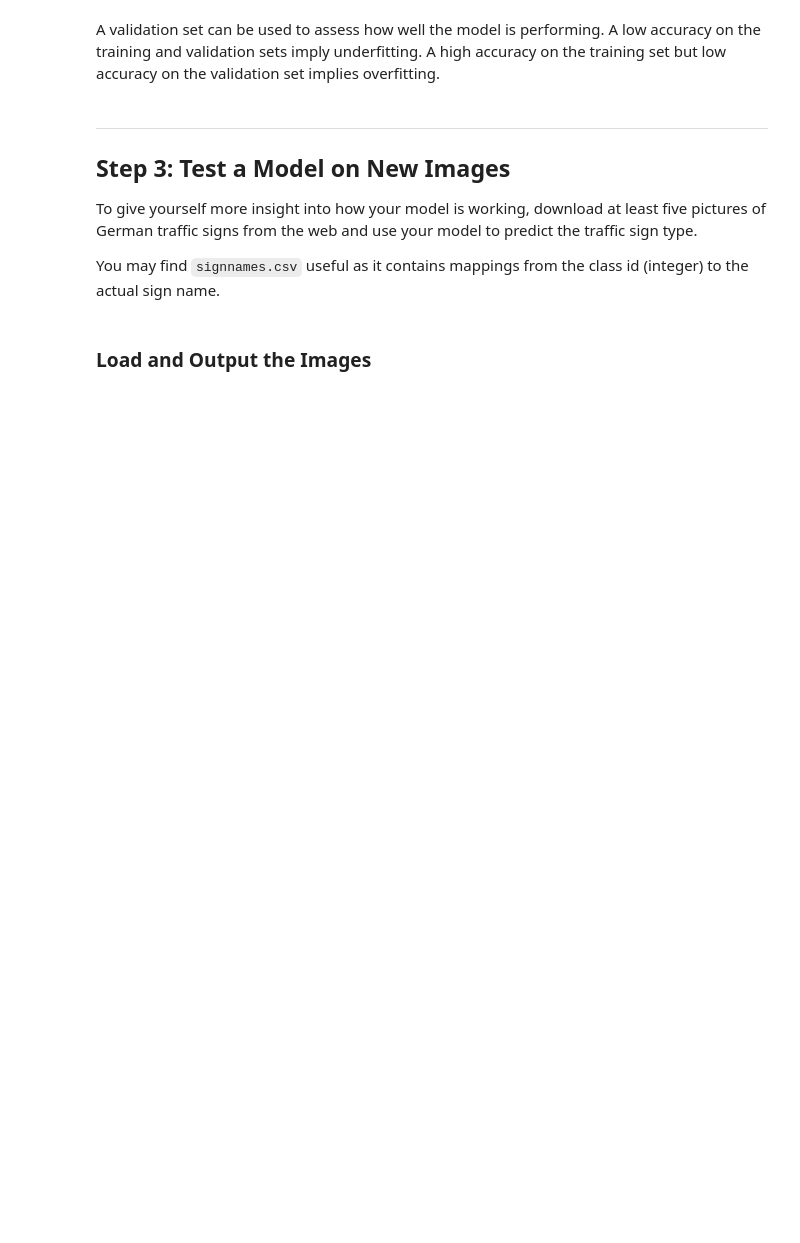
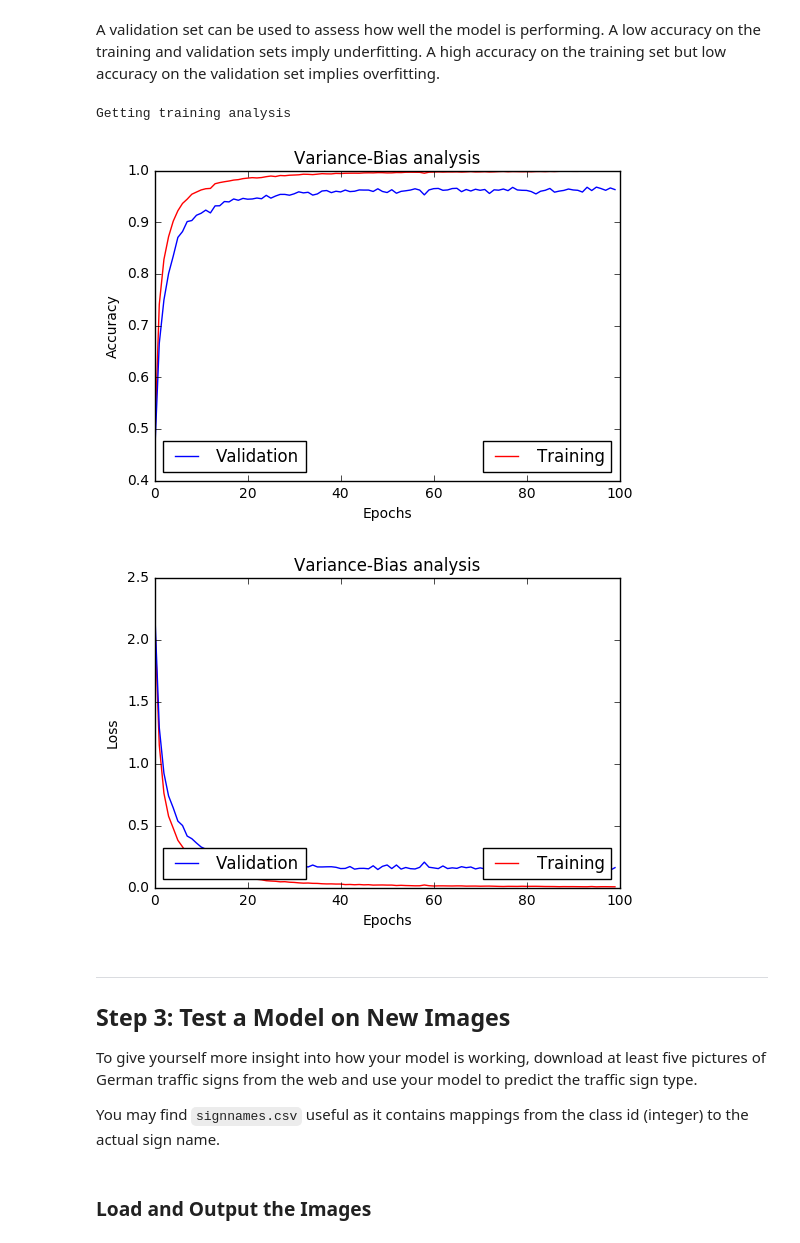
Before and after one commit to Schrodinger1926/Project-2, a Jupyter notebook: Traffic_Sign_Classifier.ipynb, the cells around one changed output. Drawn from its saved outputs; the diff is of its cells as text; code cells hidden in the pictures; blank space fills up the shorter version.

```diff
--- a/Traffic_Sign_Classifier.ipynb
+++ b/Traffic_Sign_Classifier.ipynb
@@ -332,7 +320,7 @@ import tensorflow as tf
 from tensorflow.contrib.layers import flatten
 from sklearn.utils import shuffle
 
-EPOCHS = 100
+EPOCHS = 52
 BATCH_SIZE = 128
 
 def LeNet(x, keep_prob):
@@ -495,6 +474,34 @@ KeyboardInterrupt:
 # %% [markdown]
 A validation set can be used to assess how well the model is performing. A low accuracy on the training and validation
 sets imply underfitting. A high accuracy on the training set but low accuracy on the validation set implies overfitting.
+# %%
+def get_variance_bias_plot(train_data, valid_data, ylabel):
+    plt.figure()
+    assert(len(train_data) == len(valid_data))
+    n = len(train_data)
+
+    # Plot data
+    train_line, = plt.plot(range(n), train_data, 'r', label = 'Training')
+    valid_line, = plt.plot(range(n), valid_data, 'b', label = 'Validation')
+    plt.title('Variance-Bias analysis')
+    plt.xlabel('Epochs')
+    plt.ylabel(ylabel)
+
+    # add legend
+    first_legend = plt.legend(handles=[train_line], loc = 4)
+    plt.gca().add_artist(first_legend)
+    plt.legend(handles=[valid_line], loc = 3)
+
+    plt.show()
+
+
+print("Getting training analysis")
+get_variance_bias_plot(train_acc_list, valid_acc_list, ylabel = 'Accuracy')
+get_variance_bias_plot(train_loss_list, valid_loss_list, ylabel = 'Loss')
+# %% [output]
+Getting training analysis
+[figure, added]
+[figure, added]
 # %% [markdown]
 ---
 
```
Also changed, not shown: parts of 12 cells of this notebook, 12 other files.
